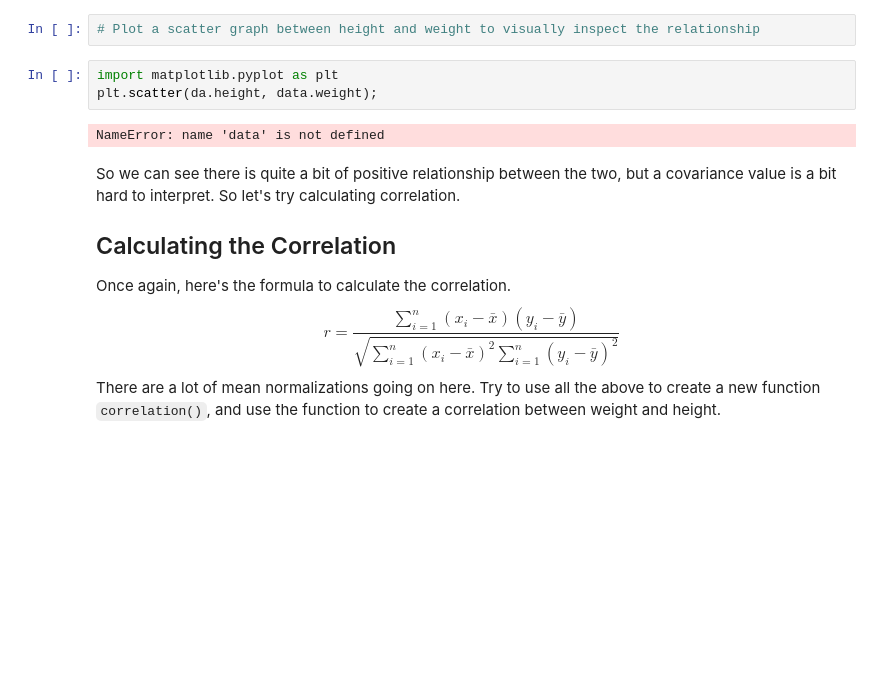
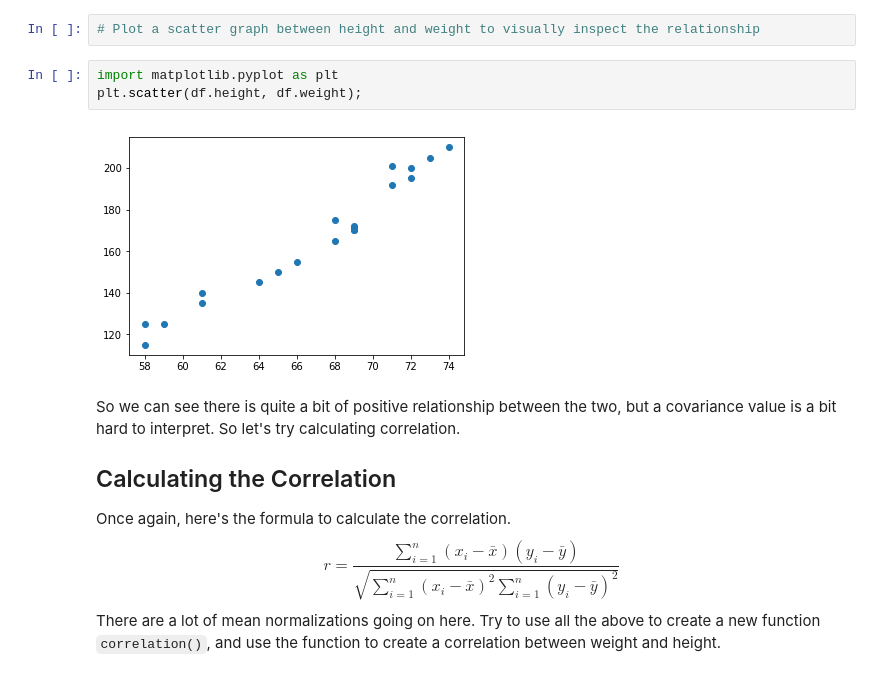
Before and after one commit to TimMango/dsc-correlation-covariance-lab-dc-ds-career-042219, a Jupyter notebook: index.ipynb, the cells around one changed output. Cells and saved outputs as stored; diff of their text form; blank space fills up the shorter version.

```diff
--- a/index.ipynb
+++ b/index.ipynb
@@ -202,9 +202,9 @@ Remember that covariance is a metric that is hard to interpret. Let's dig a litt
 # Plot a scatter graph between height and weight to visually inspect the relationship
 # %%
 import matplotlib.pyplot as plt
-plt.scatter(da.height, data.weight);
+plt.scatter(df.height, df.weight);
 # %% [output]
-NameError: name 'data' is not defined
+[figure, added]
 # %% [markdown]
 So we can see there is quite a bit of positive relationship between the two, but a covariance value is a bit hard to interpret. So let's try calculating correlation.
 
```
